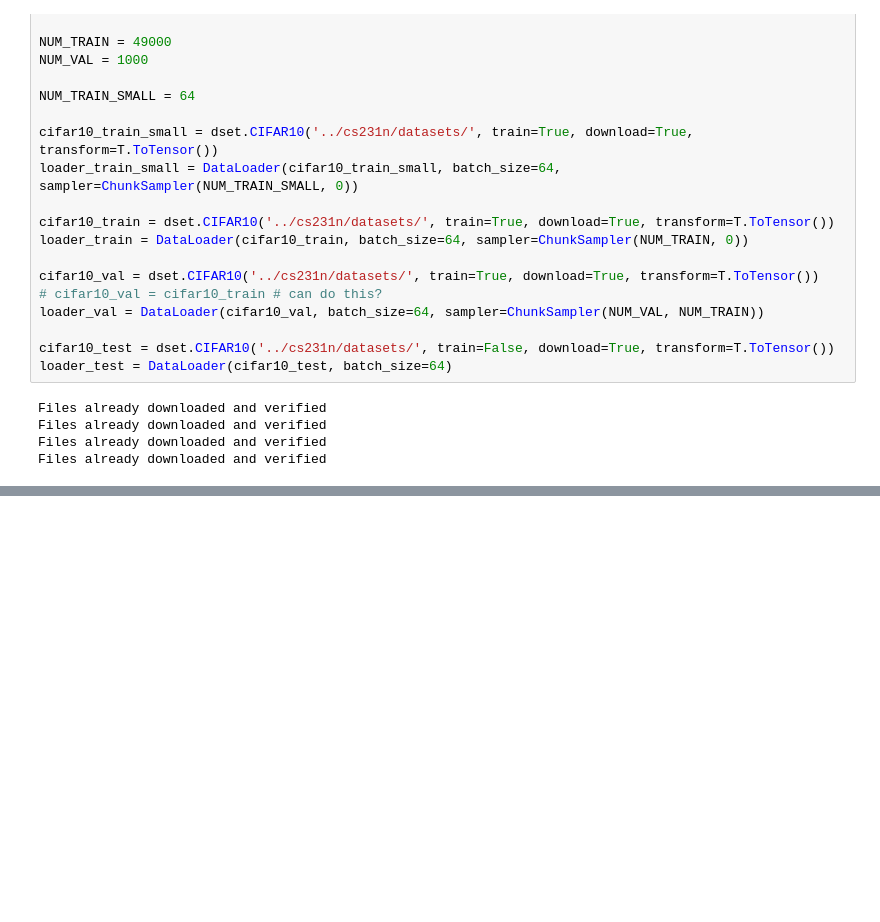
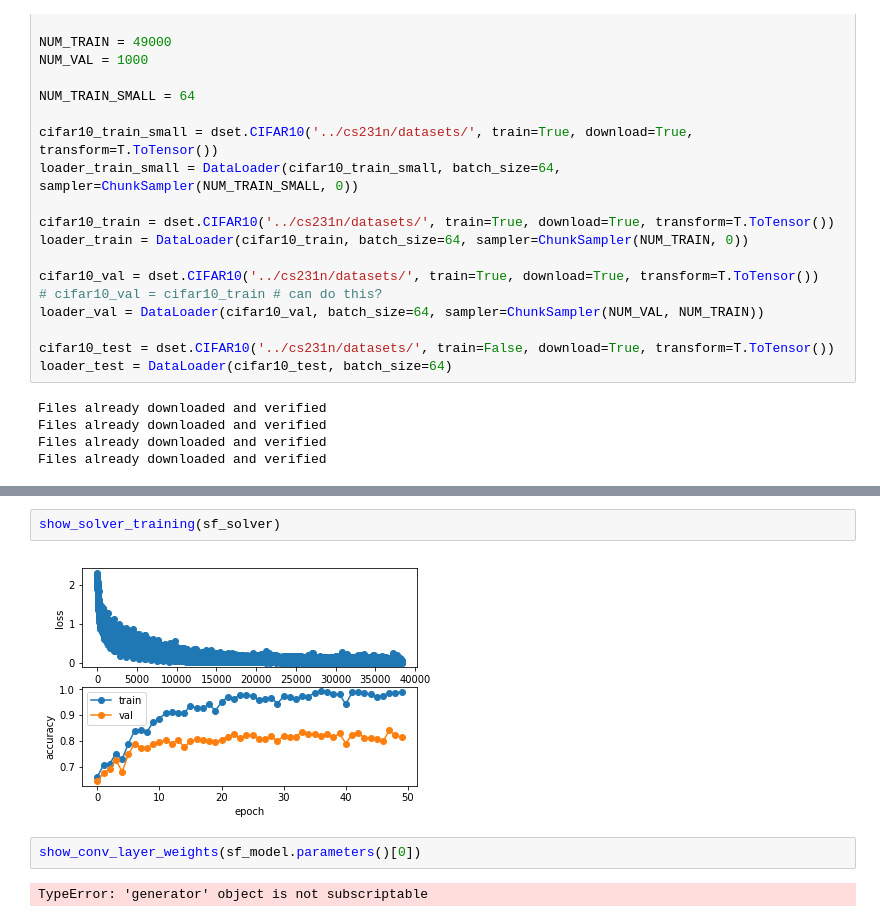
Before and after one commit to dragonbook/cs231n-assignments, a Jupyter notebook: assignment2/my2/depthNet.ipynb, the cells around one changed output, grey strips where cells are left out. Saved outputs shown, nothing was run; the diff lists cells and outputs as text; blank space fills up the shorter version.

```diff
--- a/assignment2/my2/depthNet.ipynb
+++ b/assignment2/my2/depthNet.ipynb
@@ -233,0 +377,8 @@ Non-trainable params: 0
+# %%
+show_solver_training(sf_solver)
+# %% [output]
+[figure, added]
+# %%
+show_conv_layer_weights(sf_model.parameters()[0])
+# %% [output]
+TypeError: 'generator' object is not subscriptable
```
Also changed, not shown: parts of 13 cells of this notebook.
